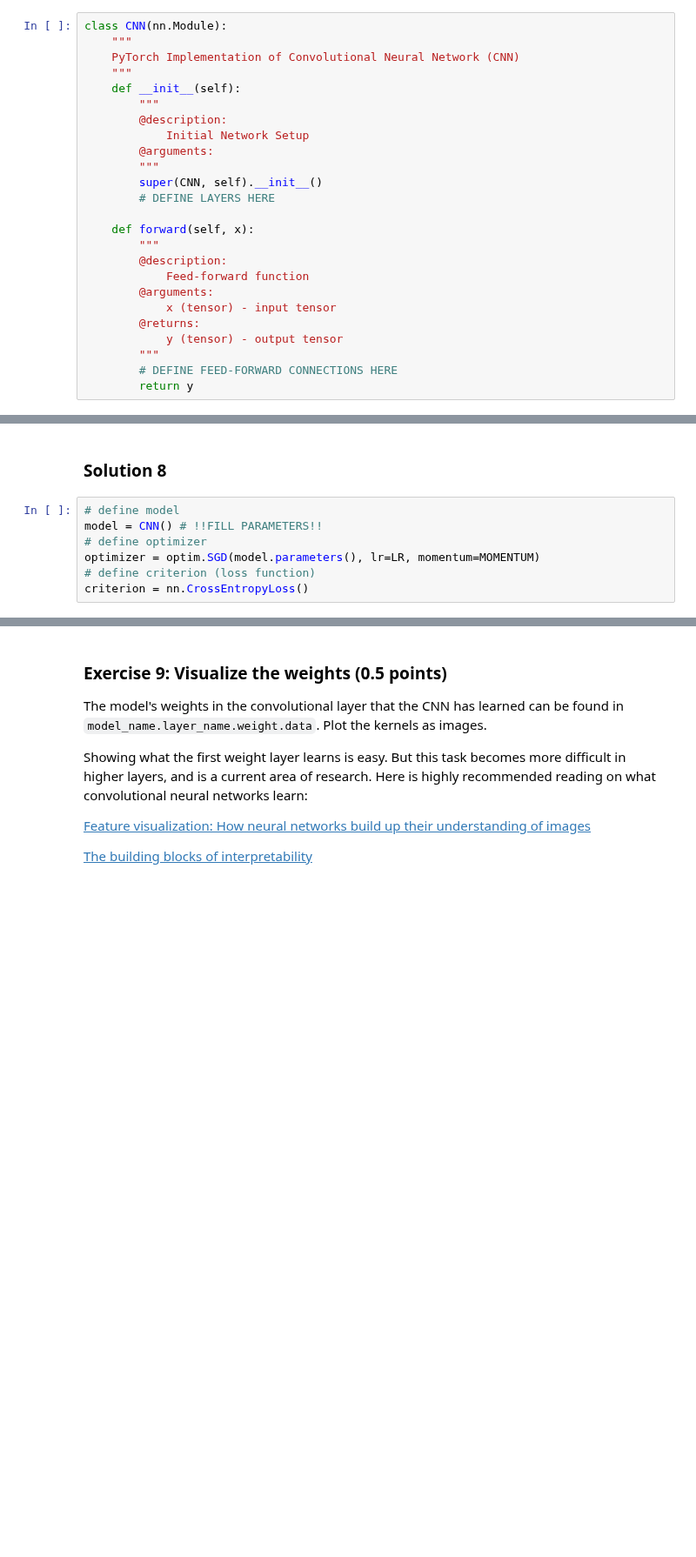
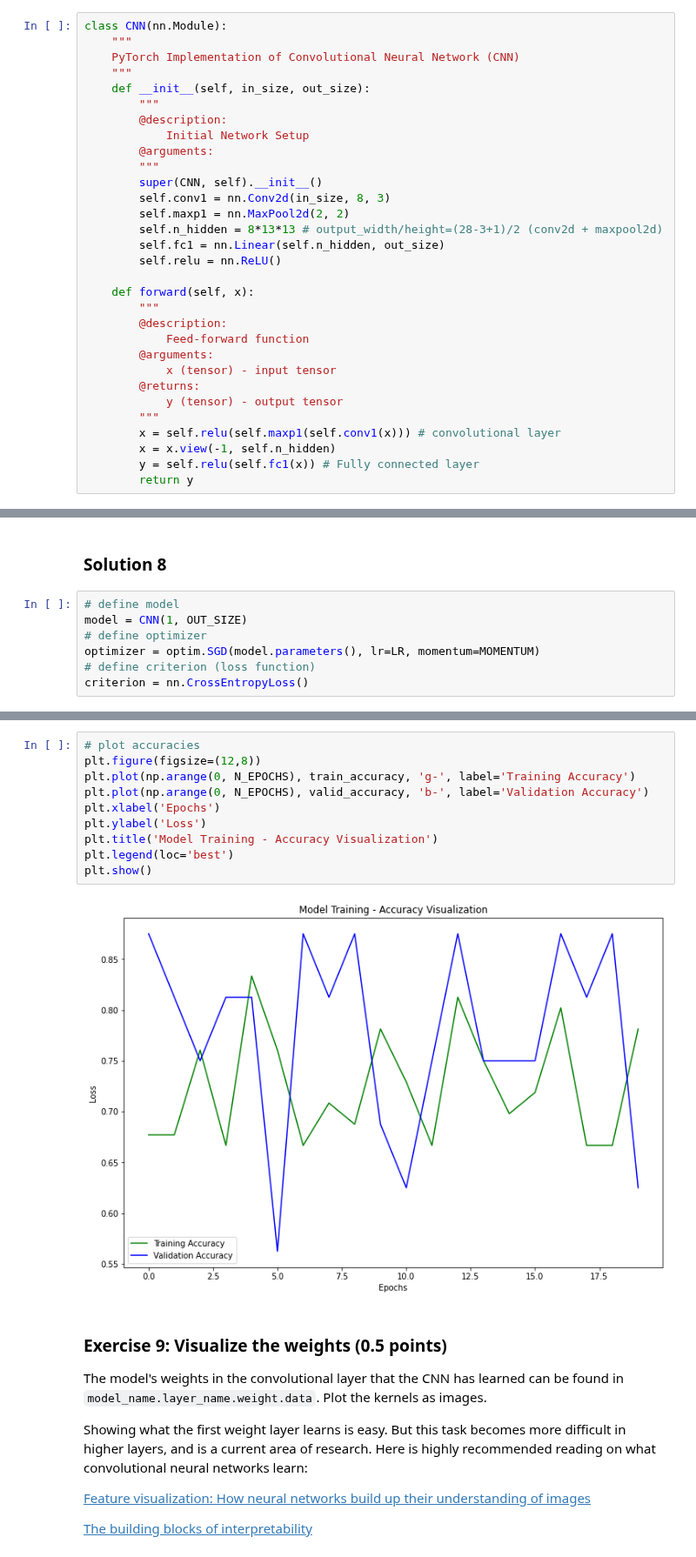
Before and after one commit to AjinkyaIndulkar/neural-networks-1920, a Jupyter notebook: P4 - Deep Learning/Chapter_06_deep_learning.ipynb, the cells around one changed output, grey strips where cells are left out. Shown at 87% size. Cells and saved outputs as stored; diff of their text form; blank space fills up the shorter version.

```diff
--- a/P4 - Deep Learning/Chapter_06_deep_learning.ipynb
+++ b/P4 - Deep Learning/Chapter_06_deep_learning.ipynb
@@ -376,14 +376,18 @@ class CNN(nn.Module):
     """
     PyTorch Implementation of Convolutional Neural Network (CNN)
     """
-    def __init__(self):
+    def __init__(self, in_size, out_size):
         """
         @description:
             Initial Network Setup
         @arguments:
         """
         super(CNN, self).__init__()
-        # DEFINE LAYERS HERE
+        self.conv1 = nn.Conv2d(in_size, 8, 3)
+        self.maxp1 = nn.MaxPool2d(2, 2)
+        self.n_hidden = 8*13*13 # output_width/height=(28-3+1)/2 (conv2d + maxpool2d)
+        self.fc1 = nn.Linear(self.n_hidden, out_size)
+        self.relu = nn.ReLU()
 
     def forward(self, x):
         """
@@ -394,7 +398,9 @@ class CNN(nn.Module):
         @returns:
             y (tensor) - output tensor
         """
-        # DEFINE FEED-FORWARD CONNECTIONS HERE
+        x = self.relu(self.maxp1(self.conv1(x))) # convolutional layer
+        x = x.view(-1, self.n_hidden)
+        y = self.relu(self.fc1(x)) # Fully connected layer
         return y
 # %% [markdown]
 ### Exercise 8: Train the CNN (1 point)
@@ -408,7 +414,7 @@ Train the CNN using the MNIST dataset:
 ### Solution 8
 # %%
 # define model
-model = CNN() # !!FILL PARAMETERS!!
+model = CNN(1, OUT_SIZE)
 # define optimizer
 optimizer = optim.SGD(model.parameters(), lr=LR, momentum=MOMENTUM)
 # define criterion (loss function)
@@ -430,3 +459,15 @@ plt.show()
+# %%
+# plot accuracies
+plt.figure(figsize=(12,8))
+plt.plot(np.arange(0, N_EPOCHS), train_accuracy, 'g-', label='Training Accuracy')
+plt.plot(np.arange(0, N_EPOCHS), valid_accuracy, 'b-', label='Validation Accuracy')
+plt.xlabel('Epochs')
+plt.ylabel('Loss')
+plt.title('Model Training - Accuracy Visualization')
+plt.legend(loc='best')
+plt.show()
+# %% [output]
+[figure, added]
 # %% [markdown]
 ### Exercise 9: Visualize the weights (0.5 points)
 The model's weights in the convolutional layer that the CNN has learned can be found in `model_name.layer_name.weight.data`. Plot the kernels as images.
```
Also changed, not shown: parts of 13 cells of this notebook.
